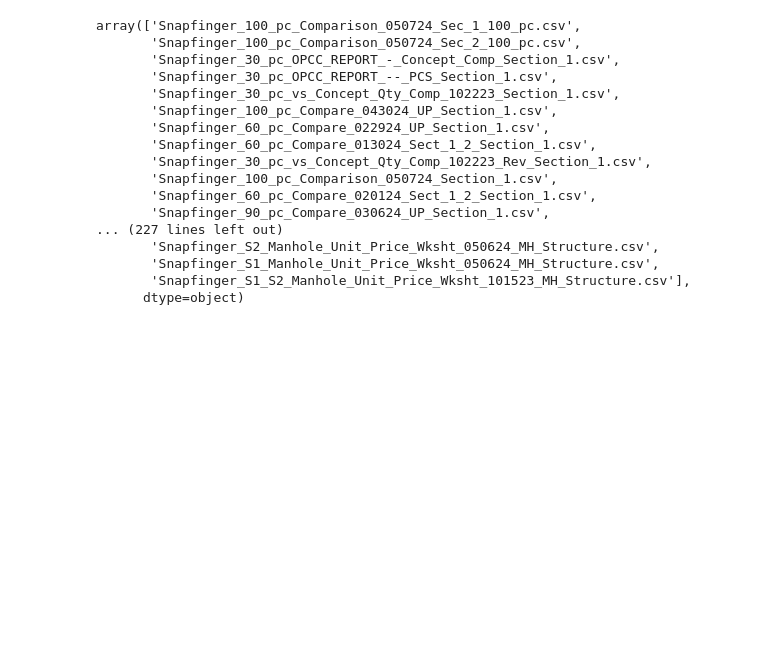
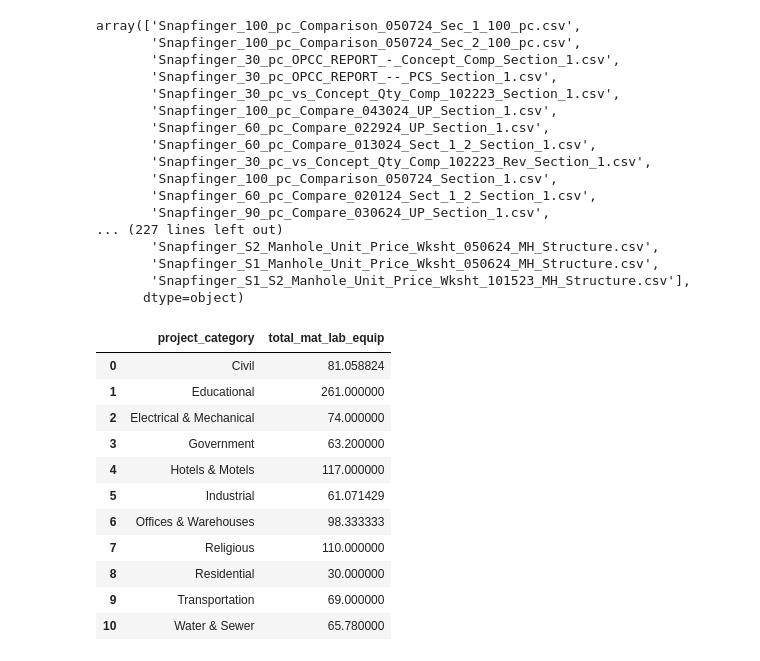
Before and after one commit to wizard-agb/dashboard, a Jupyter notebook: mapping.ipynb, the cells around one changed output. Drawn from its saved outputs; the diff is of its cells as text; code cells hidden in the pictures; blank space fills up the shorter version.

```diff
--- a/mapping.ipynb
+++ b/mapping.ipynb
@@ -218,3 +218,20 @@ array(['Snapfinger_100_pc_Comparison_050724_Sec_1_100_pc.csv',
       dtype=object)
 # %%
 merged[['file_name', 'source_file_name']].loc[merged.source_file_name.str.contains('Snapfinger')].drop_duplicates().to_csv('snapfinger_cleanup.csv', index=False)
+# %%
+avg_df = temp.groupby(['project_category', 'file_name'])['total_mat_lab_equip'].count().reset_index()
+avg_df = avg_df.groupby('project_category')['total_mat_lab_equip'].mean().reset_index()
+avg_df.columns = ['project_category', 'avg_line_item_count']
+# %% [output]
+|  | project_category | total_mat_lab_equip |
+| 0 | Civil | 81.058824 |
+| 1 | Educational | 261.000000 |
+| 2 | Electrical & Mechanical | 74.000000 |
+| 3 | Government | 63.200000 |
+| 4 | Hotels & Motels | 117.000000 |
+| 5 | Industrial | 61.071429 |
+| 6 | Offices & Warehouses | 98.333333 |
+| 7 | Religious | 110.000000 |
+| 8 | Residential | 30.000000 |
+| 9 | Transportation | 69.000000 |
+| 10 | Water & Sewer | 65.780000 |
```
Also changed, not shown: 1 other file.
